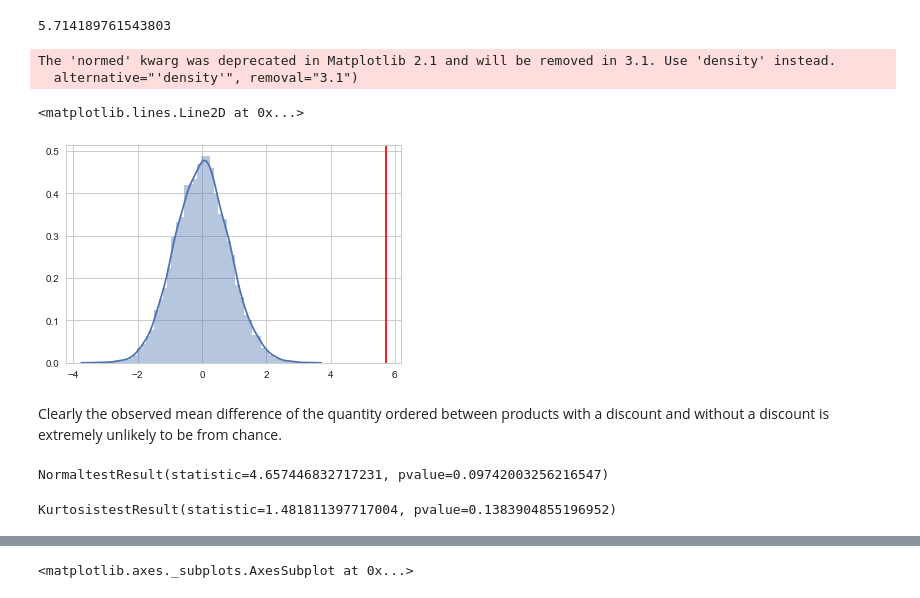
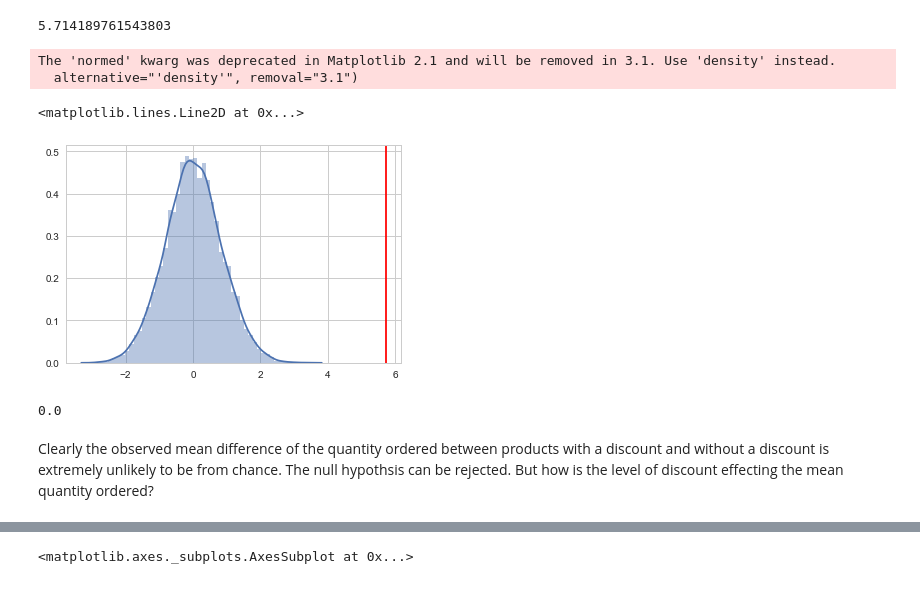
Before and after one commit to giorosati/dsc-2-final-project-online-ds-pt-100118, a Jupyter notebook: northwind_v3.ipynb, the cells around one changed output, grey strips where cells are left out. Saved outputs shown, nothing was run; the diff lists cells and outputs as text; code cells hidden in the pictures.

```diff
--- a/northwind_v3.ipynb
+++ b/northwind_v3.ipynb
@@ -565,23 +550,31 @@ def permutation_samples(key_value_list, no_of_trials, sample_size, column):
 
 #         print('difference value added:', abs_difference)
     return(difference_of_means)
-# %%
-permutation_list = permutation_samples(order_detail, 10000, 831, 'Quantity')
-
-sns.distplot(permutation_list)
-plt.axvline(actual_difference, color='red')
-# %% [output]
-The 'normed' kwarg was deprecated in Matplotlib 2.1 and will be removed in 3.1. Use 'density' instead.
-  alternative="'density'", removal="3.1")
-<matplotlib.lines.Line2D at 0x...>
-[figure, removed]
+# %%
+#run 10,000 samples of size 831 from the order_detail table. For each of the 10,000
+# trials, calculate the difference in the mean between the 831 chosen, and the remaining
+# rows not choses. The resulting list of 10,000 values is the difference in the mean
+# each time. Then look at a distribution plot and place a red line where the actual mean
+# difference was observed between the two groups.
+
+number_of_trials = 10000
+treatment_size = 831
+permutation_list = permutation_samples(order_detail, number_of_trials, treatment_size, 'Quantity')
+
+sns.distplot(permutation_list)
+plt.axvline(actual_difference, color='red')
+# %% [output]
+The 'normed' kwarg was deprecated in Matplotlib 2.1 and will be removed in 3.1. Use 'density' instead.
+  alternative="'density'", removal="3.1")
+<matplotlib.lines.Line2D at 0x...>
+[figure, added]
+# %%
+# calculate the p-value
+floats = np.array(permutation_list)
+count = sum(1 for i in floats if i > actual_difference)
+p_value = count/number_of_trials
+p_value
+# %% [output]
+0.0
 # %% [markdown]
-Clearly the observed mean difference of the quantity ordered between products with a discount and without a discount is extremely unlikely to be from chance.
+Clearly the observed mean difference of the quantity ordered between products with a discount and without a discount is extremely unlikely to be from chance. The null hypothsis can be rejected. But how is the level of discount effecting the mean quantity ordered?
-# %%
-stats.normaltest(permutation_list)
-# %% [output]
-NormaltestResult(statistic=4.657446832717231, pvalue=0.09742003256216547)
-# %%
-stats.kurtosistest(permutation_list)
-# %% [output]
-KurtosistestResult(statistic=1.481811397717004, pvalue=0.1383904855196952)
```
Also changed, not shown: parts of 67 cells of this notebook, 1 other file.
